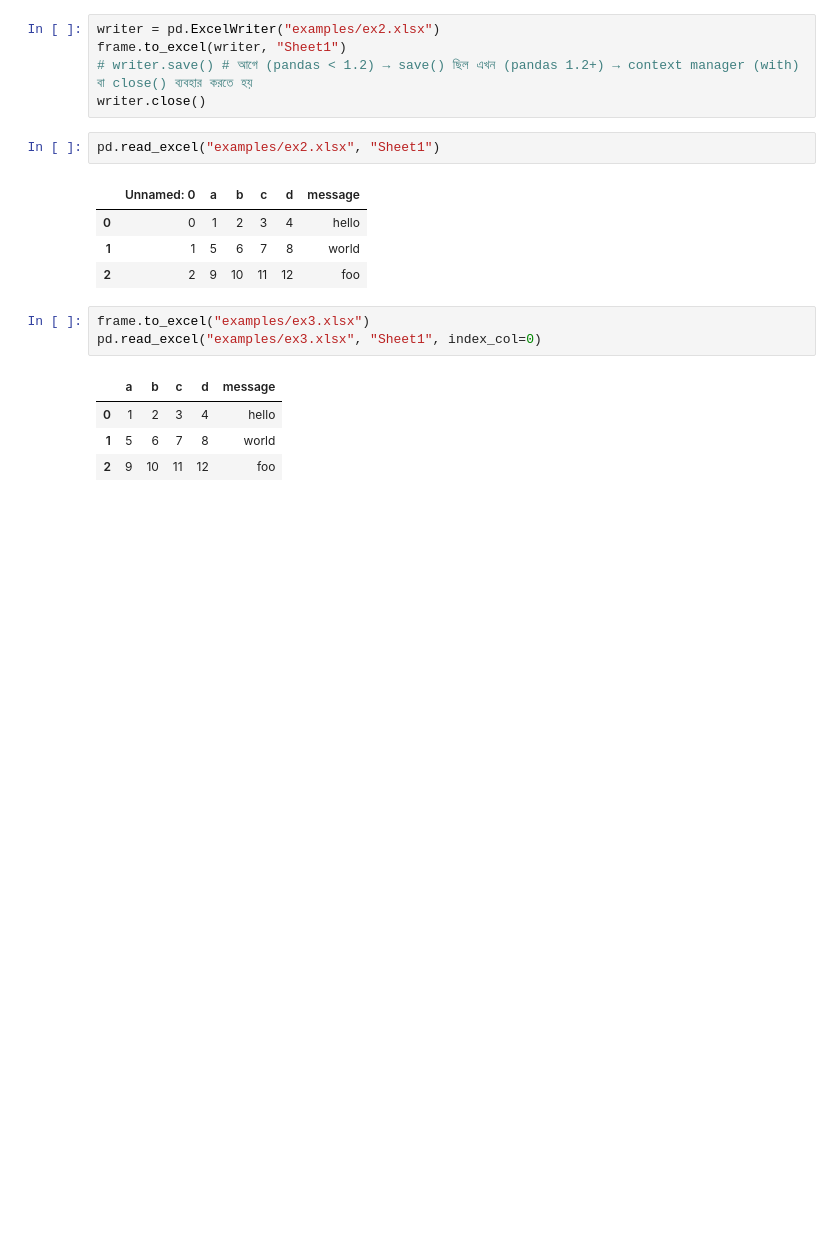
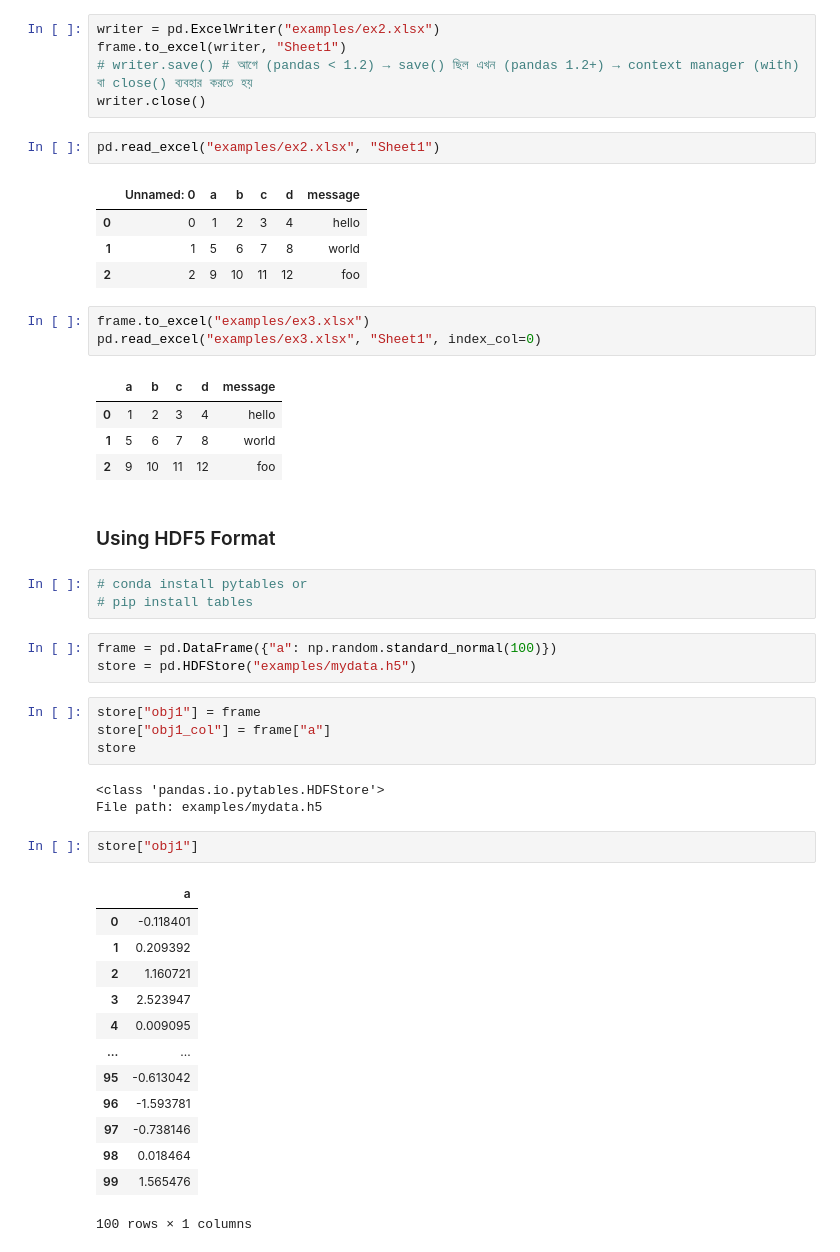
Before and after one commit to MottuqeBrid/learn-DA, a Jupyter notebook: 6 Reading and Writing Data.ipynb, the cells around one changed output. Saved outputs shown, nothing was run; the diff lists cells and outputs as text; blank space fills up the shorter version.

Commit message:
Update execution counts in Jupyter notebook and add examples for HDF5 format usage; update example Excel files.

```diff
--- a/6 Reading and Writing Data.ipynb
+++ b/6 Reading and Writing Data.ipynb
@@ -506,3 +506,34 @@ pd.read_excel("examples/ex3.xlsx", "Sheet1", index_col=0)
 | 0 | 1 | 2 | 3 | 4 | hello |
 | 1 | 5 | 6 | 7 | 8 | world |
 | 2 | 9 | 10 | 11 | 12 | foo |
+# %% [markdown]
+### Using HDF5 Format
+# %%
+# conda install pytables or
+# pip install tables
+# %%
+frame = pd.DataFrame({"a": np.random.standard_normal(100)})
+store = pd.HDFStore("examples/mydata.h5")
+# %%
+store["obj1"] = frame
+store["obj1_col"] = frame["a"]
+store
+# %% [output]
+<class 'pandas.io.pytables.HDFStore'>
+File path: examples/mydata.h5
+# %%
+store["obj1"]
+# %% [output]
+|  | a |
+| 0 | -0.118401 |
+| 1 | 0.209392 |
+| 2 | 1.160721 |
+| 3 | 2.523947 |
+| 4 | 0.009095 |
+| ... | ... |
+| 95 | -0.613042 |
+| 96 | -1.593781 |
+| 97 | -0.738146 |
+| 98 | 0.018464 |
+| 99 | 1.565476 |
+100 rows × 1 columns
```
Also changed, not shown: parts of 3 cells of this notebook, 3 other files.
